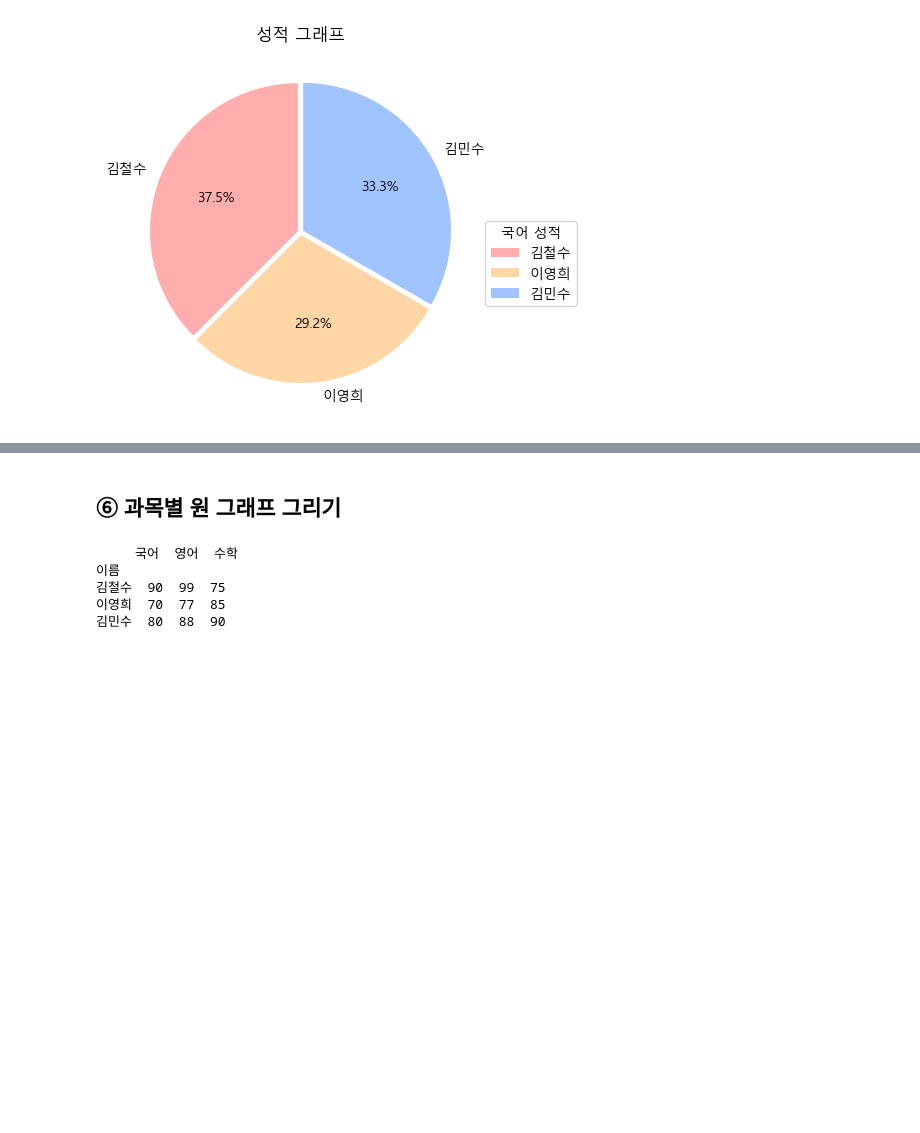
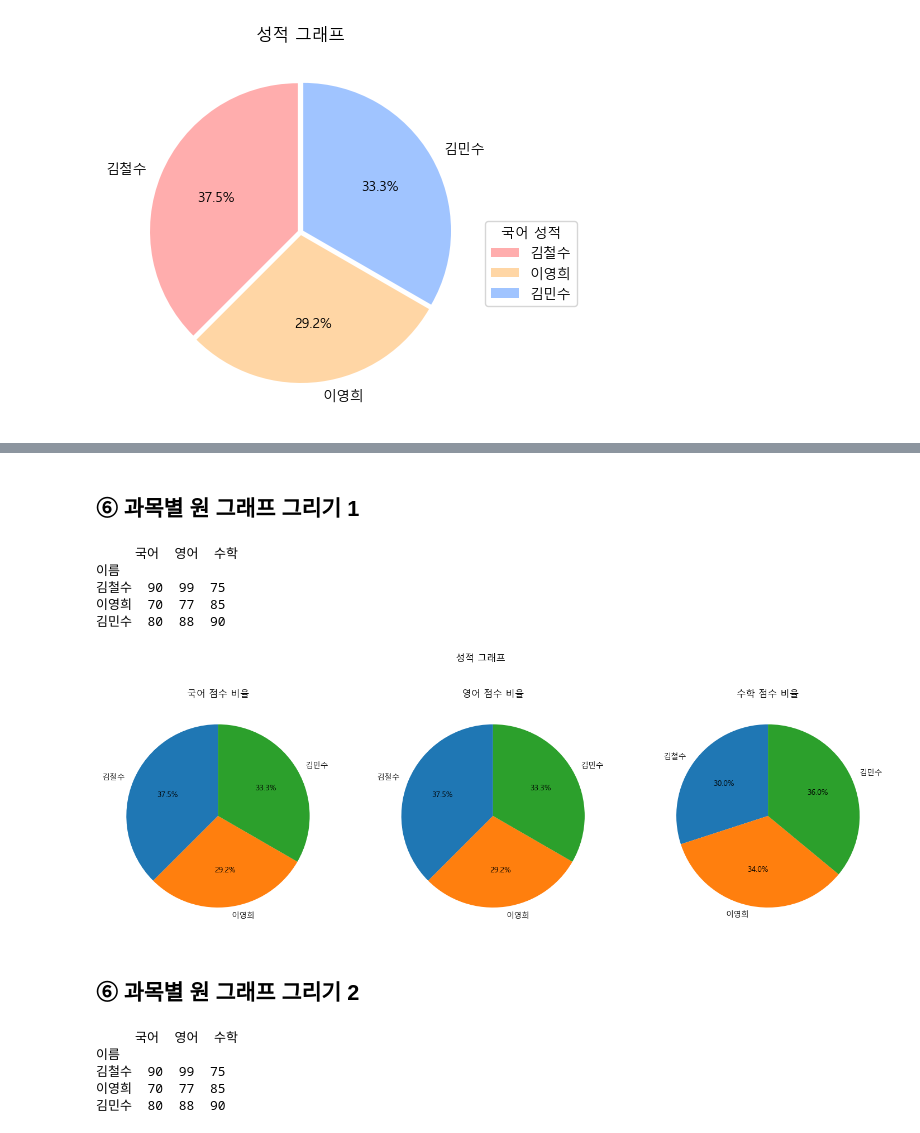
Before and after one commit to loveinlove02/data01, a Jupyter notebook: app_04.ipynb, the cells around one changed output, grey strips where cells are left out. Drawn from its saved outputs; the diff is of its cells as text; code cells hidden in the pictures; blank space fills up the shorter version.

```diff
--- a/app_04.ipynb
+++ b/app_04.ipynb
@@ -231,7 +318,8 @@ import pandas as pd
 import numpy as np
 
 matplotlib.rcParams['font.family'] = 'Malgun Gothic'
-matplotlib.rcParams['axes.unicode_minus'] = False
+
+# ⑤ 원 그래프 그리기
 
 data = {
             '이름':['김철수', '이영희', '김민수'],
@@ -244,21 +332,20 @@ df = pd.DataFrame(data)
 df = df.set_index('이름')
 # print(df)
 # print(df['국어'])
-# print(df['국어'].iloc[0])
+# print(df['국어'].iloc[0])     # 국어 행의 0번째 (김철수의 점수) 90
 
 fig, ax = plt.subplots()
 
-values = [df['국어'].iloc[0], df['국어'].iloc[1], df['국어'].iloc[2]]
-labels = df.index.values
-# labels = [df.index[0], df.index[1], df.index[2]]
+values = [df['국어'].iloc[0], df['국어'].iloc[1], df['국어'].iloc[2]]     # [np.int64(90), np.int64(70), np.int64(80)]
+labels = [df.index[0], df.index[1], df.index[2]]                          # ['김철수', '이영희', '김민수']
 explode = [0.02] * 3
 colors = ['#ffadad', '#ffd6a5', '#a0c4ff']
 
 ax.pie(values, labels=labels, autopct='%1.1f%%', startangle=90, explode=explode, colors=colors)
 # wedgeprops = {'width': 0.6, 'edgecolor':'white', 'linewidth':5}
 # ax.pie(values, labels=labels, autopct='%1.1f%%', startangle=90, explode=explode, colors=colors, wedgeprops=wedgeprops)
+
 ax.legend(loc=(1.0, 0.3), title='국어 성적')
-
 plt.title('성적 그래프')
 plt.show()
 # %% [output]
@@ -266,5 +394,53 @@ plt.show()
 # %% [markdown]
-## ⑥ 과목별 원 그래프 그리기
+## ⑥ 과목별 원 그래프 그리기 1
+# %%
+import matplotlib.pyplot as plt
+import matplotlib
+import pandas as pd
+import numpy as np
+
+matplotlib.rcParams['font.family'] = 'Malgun Gothic'
+
+data = {
+            '이름':['김철수', '이영희', '김민수'],
+            '국어':[90, 70, 80],
+            '영어':[99, 77, 88],
+            '수학':[75, 85, 90]
+       }
+
+df = pd.DataFrame(data)
+df = df.set_index('이름')
+
+print(df)
+
+fig, axes = plt.subplots(1, 3, figsize=(18, 6))
+
+labels = [df.index[0], df.index[1], df.index[2]]
+
+values1 = [df['국어'].iloc[0], df['국어'].iloc[1], df['국어'].iloc[2]]
+values2 = [df['영어'].iloc[0], df['영어'].iloc[1], df['영어'].iloc[2]]
+values3 = [df['수학'].iloc[0], df['수학'].iloc[1], df['수학'].iloc[2]]
+
+axes[0].pie(values1, labels=labels, autopct='%1.1f%%', startangle=90)
+axes[0].set_title('국어 점수 비율')
+
+axes[1].pie(values2, labels=labels, autopct='%1.1f%%', startangle=90)
+axes[1].set_title('영어 점수 비율')
+
+axes[2].pie(values3, labels=labels, autopct='%1.1f%%', startangle=90)
+axes[2].set_title('수학 점수 비율')
+
+plt.suptitle('성적 그래프')
+plt.show()
+# %% [output]
+     국어  영어  수학
+이름
+김철수  90  99  75
+이영희  70  77  85
+김민수  80  88  90
+[figure, added]
+# %% [markdown]
+## ⑥ 과목별 원 그래프 그리기 2
 # %%
 import matplotlib.pyplot as plt
 import matplotlib
```
Also changed, not shown: parts of 15 cells of this notebook.
